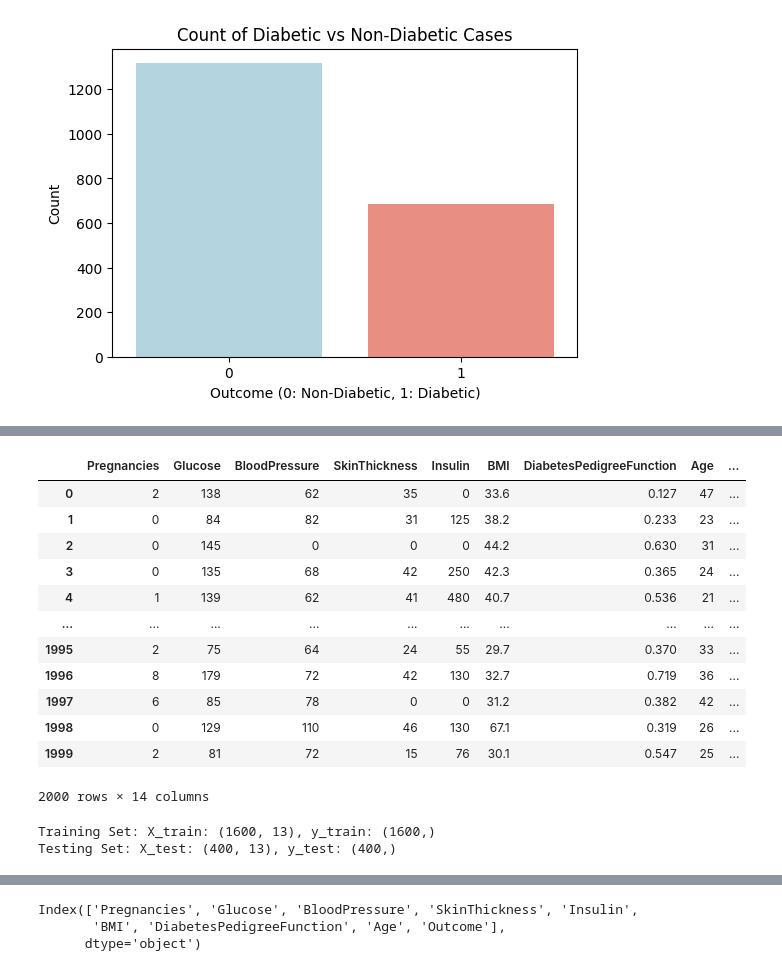
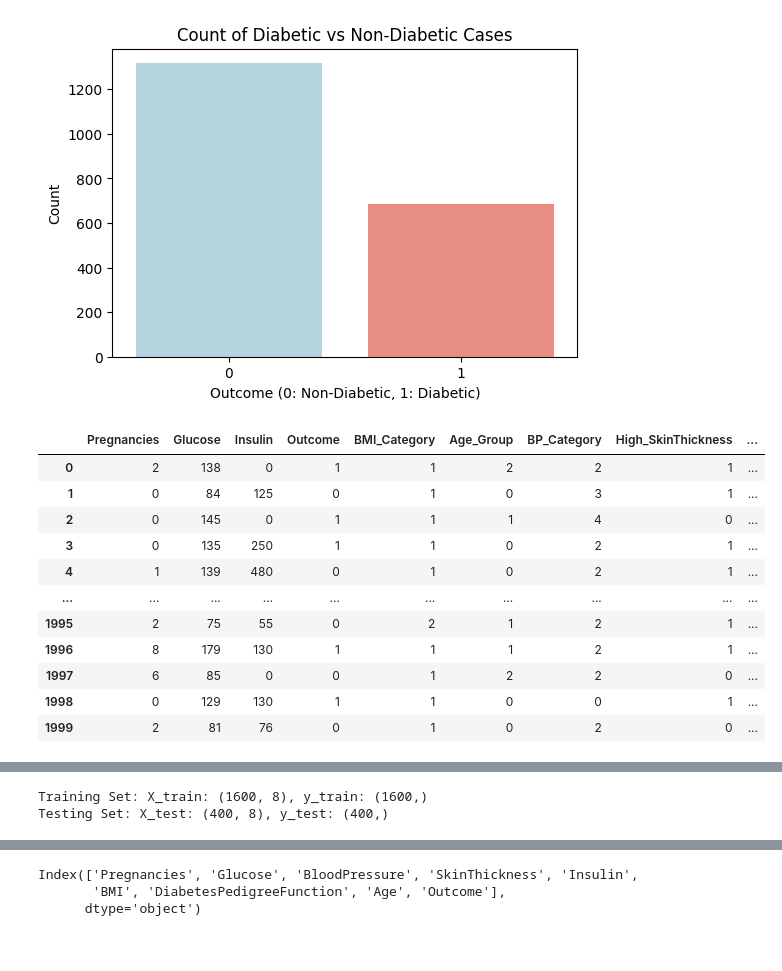
Before and after one commit to GirishA012/Diabetes-Detection, a Jupyter notebook: Diabetes Detection.ipynb, the cells around one changed output, grey strips where cells are left out. Drawn from its saved outputs; the diff is of its cells as text; code cells hidden in the pictures.

```diff
--- a/Diabetes Detection.ipynb
+++ b/Diabetes Detection.ipynb
@@ -157,28 +158,40 @@ Text(0, 0.5, 'Count')
 [figure]
 # %%
 
-# ---- Feature Engineering ----
-%pip install scikit-learn
+    # ---- Feature Engineering ----
 
-from sklearn.preprocessing import LabelEncoder
 
 df['BMI_Category'] = pd.cut(df['BMI'], bins=[0, 18.5, 24.9, 29.9, 100], labels=['Underweight', 'Normal', 'Overweight', 'Obese'])
 
 df['Age_Group'] = pd.cut(df['Age'], bins=[20, 30, 40, 50, 60, 100], labels=['20s', '30s', '40s', '50s', '60+'])
 
 df['BP_Category'] = pd.cut(df['BloodPressure'], bins=[0, 60, 80, 90, 200], labels=['Low', 'Normal', 'Pre-Hypertension', 'Hypertension'])
 
 df['High_SkinThickness'] = (df['SkinThickness'] > df['SkinThickness'].median()).astype(int)
 
 df['Pedigree_Risk'] = pd.cut(df['DiabetesPedigreeFunction'], bins=[0, 0.5, 1.0, 2.5], labels=['Low', 'Medium', 'High'])
 
 # ---- Label Encoding ----
 label_encoder = LabelEncoder()
 categorical_features = ['BMI_Category', 'Age_Group', 'BP_Category', 'Pedigree_Risk']
 
 for col in categorical_features:
-    df[col] = label_encoder.fit_transform(df[col])
+     df[col] = label_encoder.fit_transform(df[col])
+
+df = df.drop(["Age", "BMI", "BloodPressure", "SkinThickness", "DiabetesPedigreeFunction"], axis=1)
 
 
 display(df)
 # %% [output]
+|  | Pregnancies | Glucose | Insulin | Outcome | BMI_Category | Age_Group | BP_Category | High_SkinThickness | ... |
+| 0 | 2 | 138 | 0 | 1 | 1 | 2 | 2 | 1 | ... |
+| 1 | 0 | 84 | 125 | 0 | 1 | 0 | 3 | 1 | ... |
+| 2 | 0 | 145 | 0 | 1 | 1 | 1 | 4 | 0 | ... |
+| 3 | 0 | 135 | 250 | 1 | 1 | 0 | 2 | 1 | ... |
+| 4 | 1 | 139 | 480 | 0 | 1 | 0 | 2 | 1 | ... |
+| ... | ... | ... | ... | ... | ... | ... | ... | ... | ... |
+| 1995 | 2 | 75 | 55 | 0 | 2 | 1 | 2 | 1 | ... |
+| 1996 | 8 | 179 | 130 | 1 | 1 | 1 | 2 | 1 | ... |
+| 1997 | 6 | 85 | 0 | 0 | 1 | 2 | 2 | 0 | ... |
+| 1998 | 0 | 129 | 130 | 1 | 1 | 0 | 0 | 1 | ... |
+| 1999 | 2 | 81 | 76 | 0 | 1 | 0 | 2 | 0 | ... |
@@ -191,16 +199,3 @@ Note: you may need to restart the kernel to use updated packages.
-|  | Pregnancies | Glucose | BloodPressure | SkinThickness | Insulin | BMI | DiabetesPedigreeFunction | Age | ... |
-| 0 | 2 | 138 | 62 | 35 | 0 | 33.6 | 0.127 | 47 | ... |
-| 1 | 0 | 84 | 82 | 31 | 125 | 38.2 | 0.233 | 23 | ... |
-| 2 | 0 | 145 | 0 | 0 | 0 | 44.2 | 0.630 | 31 | ... |
-| 3 | 0 | 135 | 68 | 42 | 250 | 42.3 | 0.365 | 24 | ... |
-| 4 | 1 | 139 | 62 | 41 | 480 | 40.7 | 0.536 | 21 | ... |
-| ... | ... | ... | ... | ... | ... | ... | ... | ... | ... |
-| 1995 | 2 | 75 | 64 | 24 | 55 | 29.7 | 0.370 | 33 | ... |
-| 1996 | 8 | 179 | 72 | 42 | 130 | 32.7 | 0.719 | 36 | ... |
-| 1997 | 6 | 85 | 78 | 0 | 0 | 31.2 | 0.382 | 42 | ... |
-| 1998 | 0 | 129 | 110 | 46 | 130 | 67.1 | 0.319 | 26 | ... |
-| 1999 | 2 | 81 | 72 | 15 | 76 | 30.1 | 0.547 | 25 | ... |
-2000 rows × 14 columns
 # %%
 from sklearn.model_selection import train_test_split
 
@@ -215,8 +210,8 @@ X_train, X_test, y_train, y_test = train_test_split(X, y, test_size=0.2, random_
 print(f"Training Set: X_train: {X_train.shape}, y_train: {y_train.shape}")
 print(f"Testing Set: X_test: {X_test.shape}, y_test: {y_test.shape}")
 # %% [output]
-Training Set: X_train: (1600, 13), y_train: (1600,)
-Testing Set: X_test: (400, 13), y_test: (400,)
+Training Set: X_train: (1600, 8), y_train: (1600,)
+Testing Set: X_test: (400, 8), y_test: (400,)
 # %%
 from sklearn.ensemble import RandomForestClassifier
 from sklearn.tree import DecisionTreeClassifier
```
Also changed, not shown: parts of 7 cells of this notebook, 6 other files.
